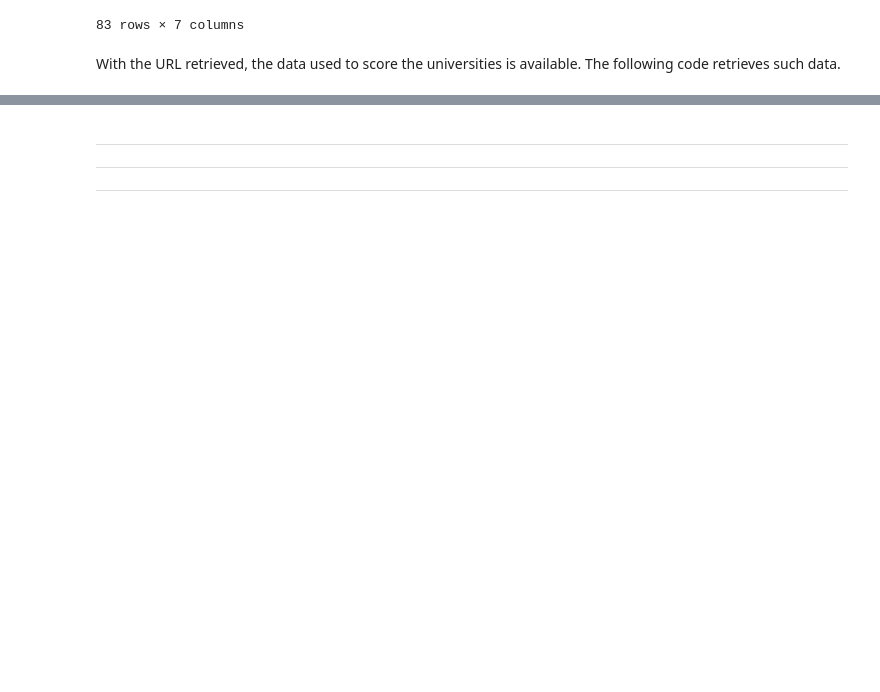
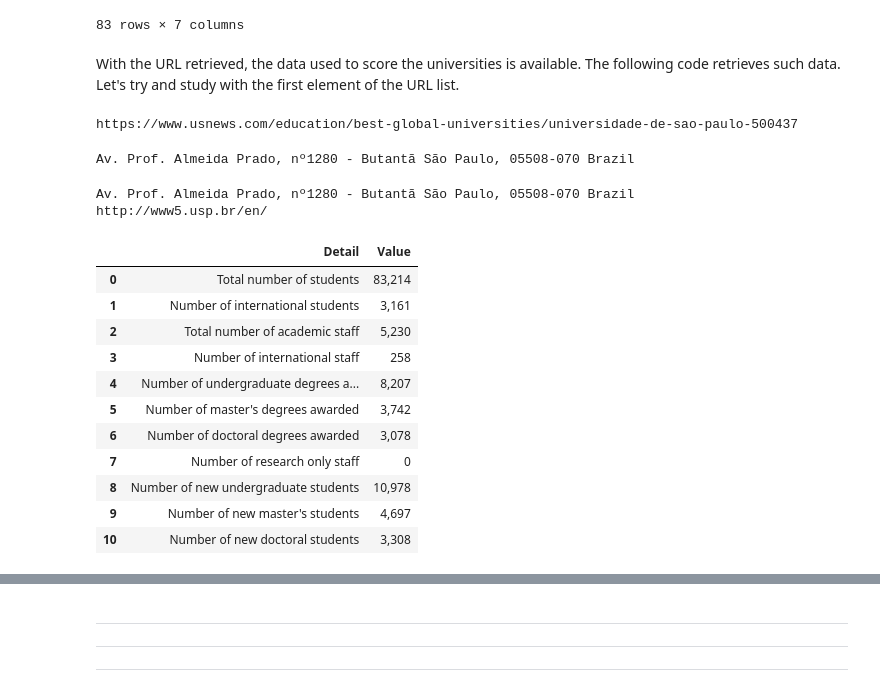
Before and after one commit to aurelioai/Capstone_personal, a Jupyter notebook: 01_define_scrap_sources.ipynb, the cells around one changed output, grey strips where cells are left out. Saved outputs shown, nothing was run; the diff lists cells and outputs as text; code cells hidden in the pictures; blank space fills up the shorter version.

Commit message:
Finished USNews scrapping!

```diff
--- a/01_define_scrap_sources.ipynb
+++ b/01_define_scrap_sources.ipynb
@@ -93,7 +81,8 @@ Looking at the structure of the page, the data is not in a table but in a set of
 # %%
 # Save data from webpage
 myurl = 'https://www.usnews.com/education/best-global-universities/search?region=latin-america'
-header = {'User-Agent': 'Mozilla/5.0 (Windows NT 10.0; Win64; x64) AppleWebKit/537.36 (KHTML, like Gecko) Chrome/64.0.3282.186 Safari/537.36','Accept': 'application/json, text/javascript, */*; q=0.01'}
+#header = {'User-Agent': 'Mozilla/5.0 (Windows NT 6.1; WOW64; rv:50.0) Gecko/20100101 Firefox/50.0'}
+header = {"User-Agent":"Mozilla/5.0"}
 source = requests.get(myurl,headers=header).text # Without .text, it gets the response in JSON format
 mysoup = BeautifulSoup(source,'lxml')
 
@@ -102,6 +91,5 @@ mysoup = BeautifulSoup(source,'lxml')
 mydivs = mysoup.find_all(lambda tag: tag.name == 'div' and
                          tag.get('class') == ['sep'])
 print("Elements in the search result: ",len(mydivs))
-print(mydivs[0])
 # %% [output]
 Elements in the search result:  10
@@ -287,4 +262,67 @@ USN_df
 | 82 | Universidad Veracruzana | 82 | 15.6 | Mexico | Xalapa, Veracruz | 9 | https://www.usnews.com/education/... |
 83 rows × 7 columns
 # %% [markdown]
-With the URL retrieved, the data used to score the universities is available. The following code retrieves such data.
+With the URL retrieved, the data used to score the universities is available. The following code retrieves such data. Let's try and study with the first element of the URL list.
+# %%
+details_url = USN_df['USN_URL'][0]
+print(details_url)
+header = {'User-Agent': 'Mozilla/5.0 (Windows NT 10.0; Win64; x64) AppleWebKit/537.36 (KHTML, like Gecko)'
+          +' Chrome/64.0.3282.186 Safari/537.36','Accept': 'application/json, text/javascript, */*; q=0.01'}
+header = {"User-Agent":"Mozilla/5.0"}
+source = requests.get(details_url,headers=header).text
+mysoup = BeautifulSoup(source,'lxml')
+# %% [output]
+https://www.usnews.com/education/best-global-universities/universidade-de-sao-paulo-500437
+# %%
+# Getting the address (location)
+maincontent = mysoup.find('div',class_='maincontent')
+dirdata = maincontent.find('div',class_='directory-data')
+address = ''
+for data in dirdata.find_all('div'):
+    address = address + data.text + ' '
+address = address.strip()
+print(address)
+# %% [output]
+Av. Prof. Almeida Prado, nº1280 - Butantã São Paulo, 05508-070 Brazil
+# %%
+# Getting the webpage
+# Both location and webpage are under the same tree of tags... I have to get both of them in one shot!
+maincontent = mysoup.find_all('div',class_='directory-data')
+address = maincontent[0]
+webpage = maincontent[1]
+text = ''
+for data in address.find_all('div'):
+    text = text + data.text + ' '
+address = text.strip()
+webpage = webpage.find('a')['href']
+print(address)
+print(webpage)
+# %% [output]
+Av. Prof. Almeida Prado, nº1280 - Butantã São Paulo, 05508-070 Brazil
+http://www5.usp.br/en/
+# %%
+# Getting university details
+maincontent = mysoup.find('div',id='directoryPageSection-institution-data')
+#print(maincontent.prettify())
+detailname = []
+detailval = []
+for name in maincontent.find_all('div',class_="t-dim"):
+    detailname.append(name.text.strip())
+for value in maincontent.find_all('div',class_="right t-strong"):
+    detailval.append(value.text.strip())
+# Print dataframe
+tmp = pd.DataFrame({'Detail':detailname,'Value':detailval})
+tmp
+# %% [output]
+|  | Detail | Value |
+| 0 | Total number of students | 83,214 |
+| 1 | Number of international students | 3,161 |
+| 2 | Total number of academic staff | 5,230 |
+| 3 | Number of international staff | 258 |
+| 4 | Number of undergraduate degrees a... | 8,207 |
+| 5 | Number of master's degrees awarded | 3,742 |
+| 6 | Number of doctoral degrees awarded | 3,078 |
+| 7 | Number of research only staff | 0 |
+| 8 | Number of new undergraduate students | 10,978 |
+| 9 | Number of new master's students | 4,697 |
+| 10 | Number of new doctoral students | 3,308 |
```
Also changed, not shown: parts of 31 cells of this notebook, 1 other file.
